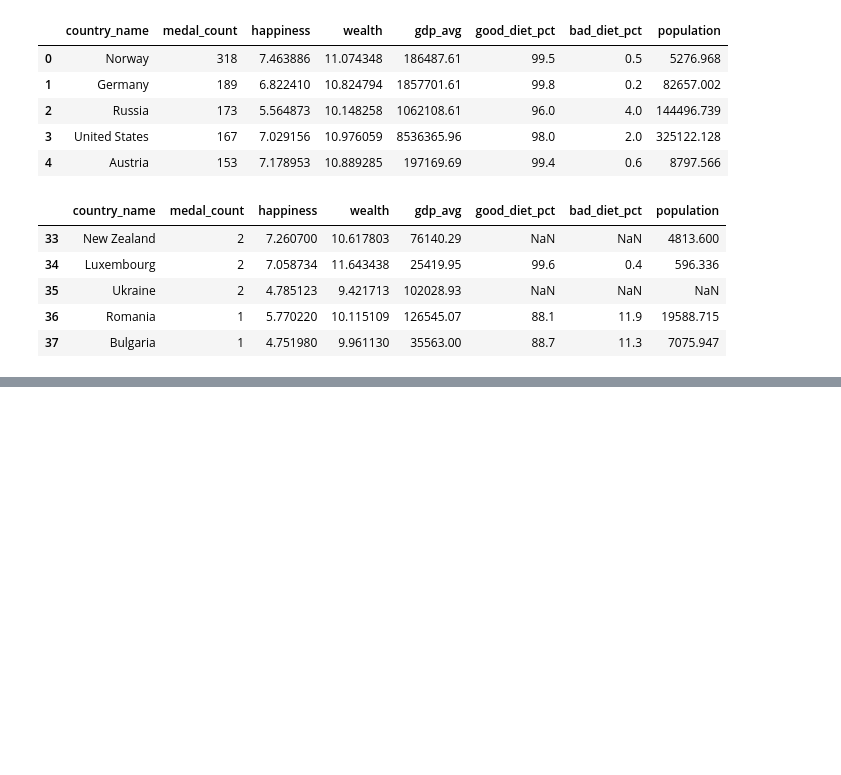
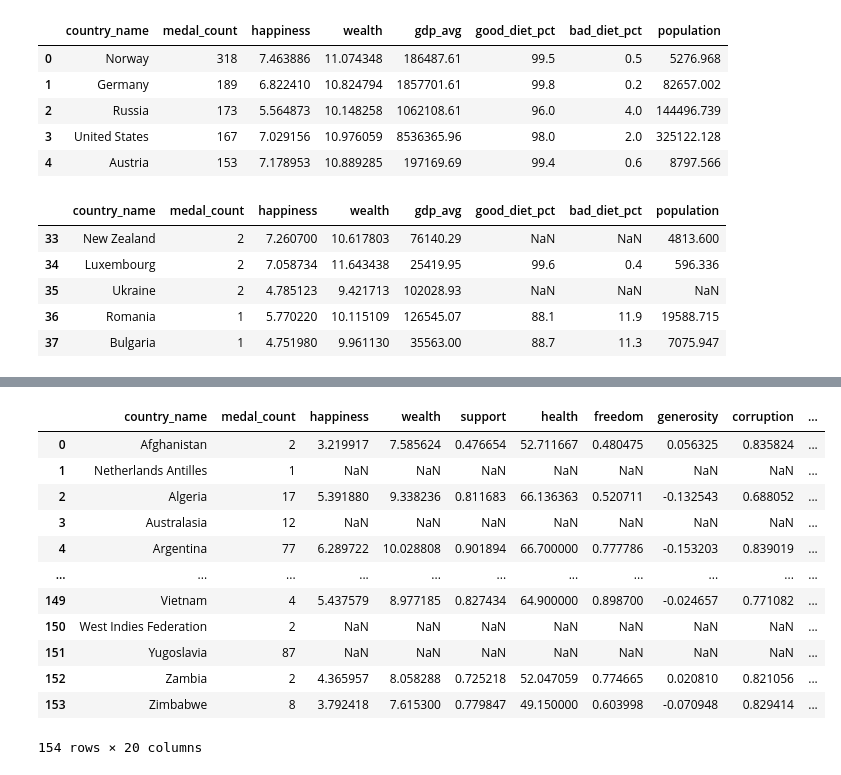
Before and after one commit to JimGile/group3-project1, a Jupyter notebook: src/af_medal_detail_corr_simplified_2.ipynb, the cells around one changed output, grey strips where cells are left out. Cells and saved outputs as stored; diff of their text form; code cells hidden in the pictures; blank space fills up the shorter version.

```diff
--- a/src/af_medal_detail_corr_simplified_2.ipynb
+++ b/src/af_medal_detail_corr_simplified_2.ipynb
@@ -376,0 +333,25 @@ df.set_index('country_name').corr()
+# %%
+df_country_details = pd.read_csv('../data/etl/merged_medal_hap_nut_gdp_by_country.csv')
+# %%
+df_country_details
+S
+# Duplicative Czech Republic with differing medal counts
+# Not alphabetically sorted
+# Korea North and South separated
+# "MIX" has 23 medals but unknown what it actually is (mixed team designation)
+# "Unified team" hs 135 medals
+# West Indies Federation and Yugoslavia do not exist anymore and therefore cannot be reconciled with the comparative data
+# %% [output]
+|  | country_name | medal_count | happiness | wealth | support | health | freedom | generosity | corruption | ... |
+| 0 | Afghanistan | 2 | 3.219917 | 7.585624 | 0.476654 | 52.711667 | 0.480475 | 0.056325 | 0.835824 | ... |
+| 1 | Netherlands Antilles | 1 | NaN | NaN | NaN | NaN | NaN | NaN | NaN | ... |
+| 2 | Algeria | 17 | 5.391880 | 9.338236 | 0.811683 | 66.136363 | 0.520711 | -0.132543 | 0.688052 | ... |
+| 3 | Australasia | 12 | NaN | NaN | NaN | NaN | NaN | NaN | NaN | ... |
+| 4 | Argentina | 77 | 6.289722 | 10.028808 | 0.901894 | 66.700000 | 0.777786 | -0.153203 | 0.839019 | ... |
+| ... | ... | ... | ... | ... | ... | ... | ... | ... | ... | ... |
+| 149 | Vietnam | 4 | 5.437579 | 8.977185 | 0.827434 | 64.900000 | 0.898700 | -0.024657 | 0.771082 | ... |
+| 150 | West Indies Federation | 2 | NaN | NaN | NaN | NaN | NaN | NaN | NaN | ... |
+| 151 | Yugoslavia | 87 | NaN | NaN | NaN | NaN | NaN | NaN | NaN | ... |
+| 152 | Zambia | 2 | 4.365957 | 8.058288 | 0.725218 | 52.047059 | 0.774665 | 0.020810 | 0.821056 | ... |
+| 153 | Zimbabwe | 8 | 3.792418 | 7.615300 | 0.779847 | 49.150000 | 0.603998 | -0.070948 | 0.829414 | ... |
+154 rows × 20 columns
```
Also changed, not shown: parts of 9 cells of this notebook, 2 other files.
